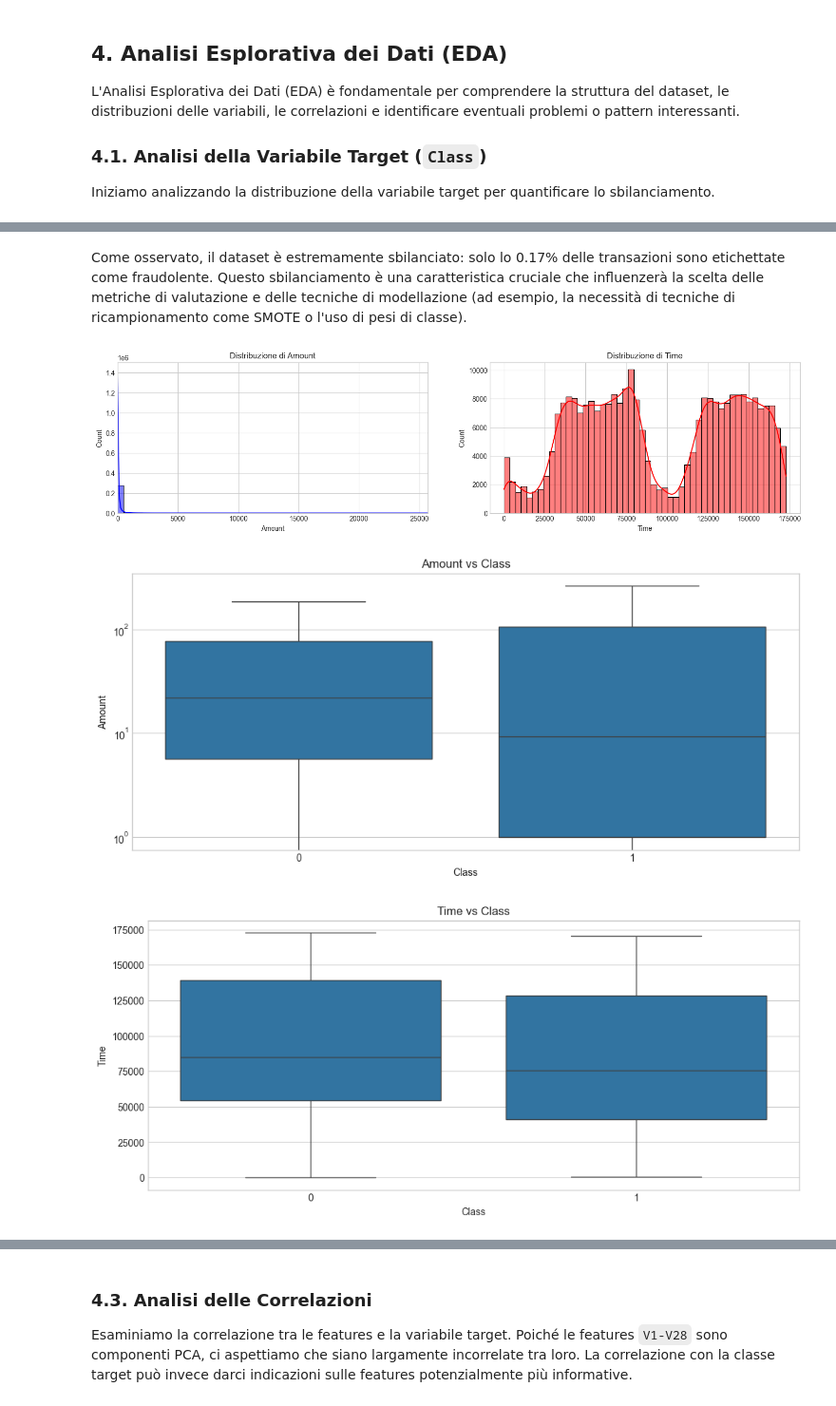
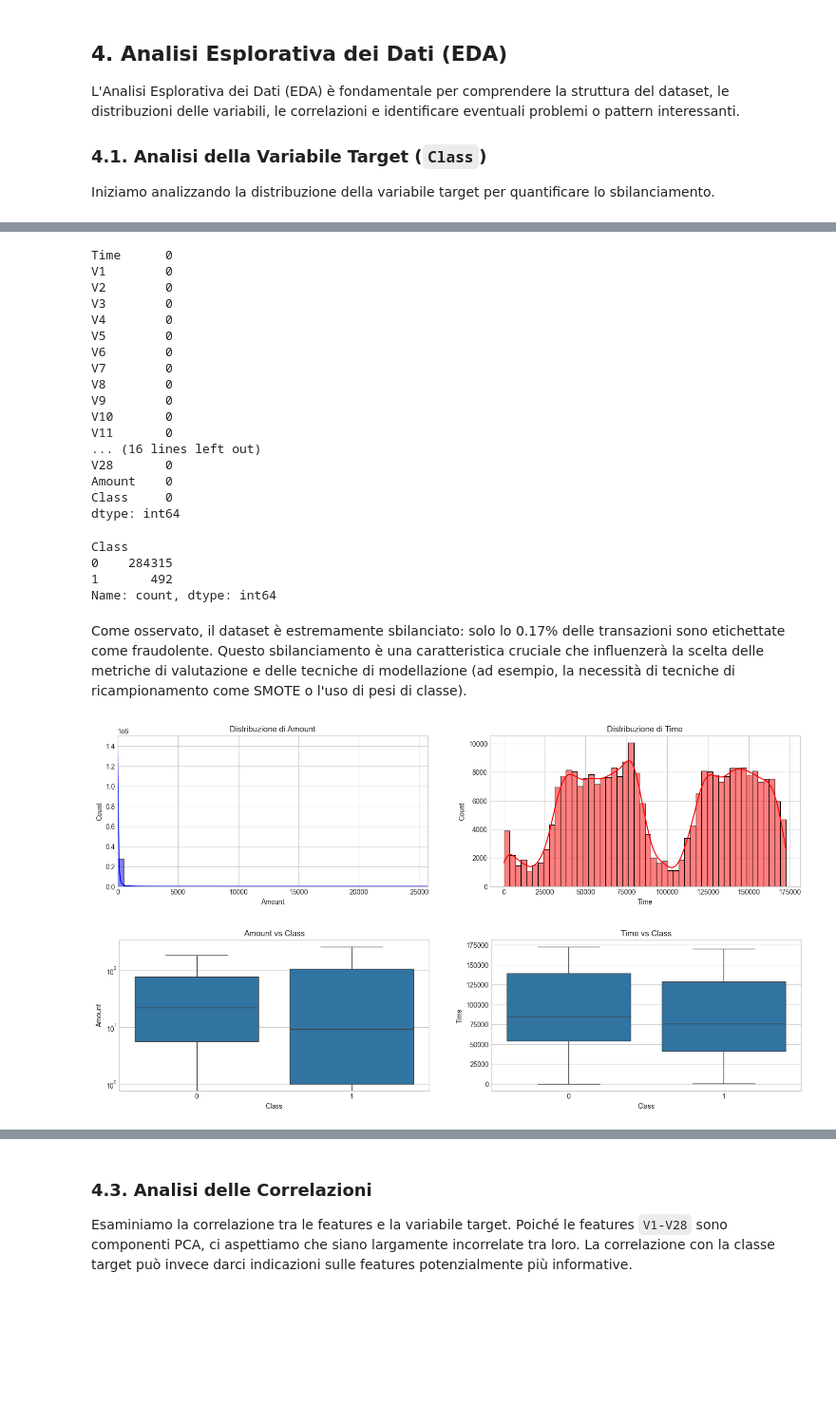
Before and after one commit to alevu3344/PDADI, a Jupyter notebook: notebooks/credit.ipynb, the cells around one changed output, grey strips where cells are left out. Shown: that part at 95% size. Cells and saved outputs as stored; diff of their text form; code cells hidden in the pictures; blank space fills up the shorter version.

```diff
--- a/notebooks/credit.ipynb
+++ b/notebooks/credit.ipynb
@@ -91,12 +134,12 @@ L'Analisi Esplorativa dei Dati (EDA) è fondamentale per comprendere la struttur
 ### 4.1. Analisi della Variabile Target (`Class`)
 Iniziamo analizzando la distribuzione della variabile target per quantificare lo sbilanciamento.
 # %%
-print("\nPrime 5 righe del dataset:")
-print(df.head())
-
-print("\nInformazioni sul dataset:")
-df.info()
-
-print("\nValori nulli per colonna:")
-print(df.isnull().sum())
+try:
+    df = pd.read_csv('data/creditcard.csv')
+    pd.options.display.max_colwidth = 500
+    print("Dataset caricato con successo.")
+    print(f"Dimensioni del dataset: {df.shape}")
+except FileNotFoundError:
+    print("Errore: creditcard.csv non trovato. Assicurati che il file sia nella directory corretta.")
+df.head()
 # %% [output]
@@ -164,31 +175,54 @@ Name: proportion, dtype: float64
+# %%
+df.isnull().sum()
+# %% [output]
+Time      0
+V1        0
+V2        0
+V3        0
+V4        0
+V5        0
+V6        0
+V7        0
+V8        0
+V9        0
+V10       0
+V11       0
+... (16 lines left out)
+V28       0
+Amount    0
+Class     0
+dtype: int64
+# %%
+df['Class'].value_counts()
+# %% [output]
+Class
+0    284315
+1       492
+Name: count, dtype: int64
 # %% [markdown]
 Come osservato, il dataset è estremamente sbilanciato: solo lo 0.17% delle transazioni sono etichettate come fraudolente. Questo sbilanciamento è una caratteristica cruciale che influenzerà la scelta delle metriche di valutazione e delle tecniche di modellazione (ad esempio, la necessità di tecniche di ricampionamento come SMOTE o l'uso di pesi di classe).
 # %%
 fig, ax = plt.subplots(1, 2, figsize=(18, 4))
 
 sns.histplot(df['Amount'], ax=ax[0], color='b', bins=50, kde=True)
 ax[0].set_title('Distribuzione di Amount')
 ax[0].set_xlim([min(df['Amount']), max(df['Amount'])])
 
 sns.histplot(df['Time'], ax=ax[1], color='r', bins=50, kde=True)
 ax[1].set_title('Distribuzione di Time')
 plt.show()
 
+fig2, ax2 = plt.subplots(1, 2, figsize=(18, 4))
+sns.boxplot(x='Class', y='Amount', data=df, showfliers=False, ax=ax2[0])
+ax2[0].set_title('Amount vs Class')
+ax2[0].set_yscale('log')
 
-plt.figure(figsize=(12, 5))
-sns.boxplot(x='Class', y='Amount', data=df, showfliers=False)
-plt.title('Amount vs Class')
-plt.yscale('log')
+sns.boxplot(x='Class', y='Time', data=df, ax=ax2[1])
+ax2[1].set_title('Time vs Class')
 plt.show()
-
-plt.figure(figsize=(12, 5))
-sns.boxplot(x='Class', y='Time', data=df)
-plt.title('Time vs Class')
-plt.show()
 # %% [output]
 [figure]
-[figure, old version]
+[figure, new version]
-[figure, removed]
 # %% [markdown]
 **Osservazioni su `Time` e `Amount`:**
 
```
Also changed, not shown: parts of 45 cells of this notebook, 19 other files.
